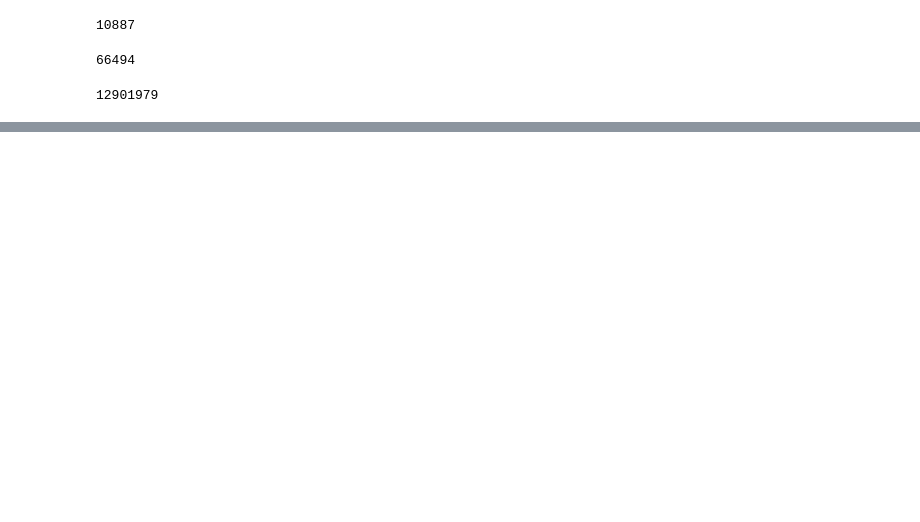
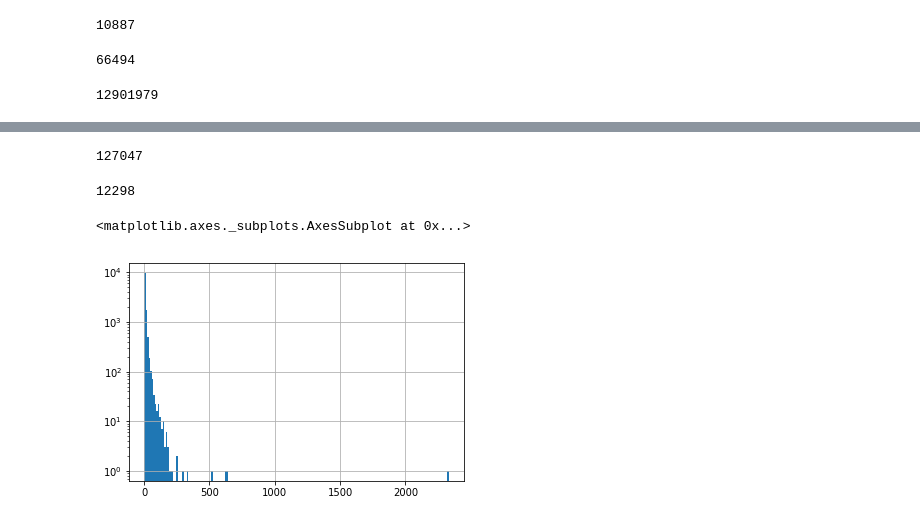
Before and after one commit to Rshcaroline/UCSD-CSE258-Web-Mining-and-Recommender-Systems, a Jupyter notebook: Assignment2/matchSongUser.ipynb, the cells around one changed output, grey strips where cells are left out. Saved outputs shown, nothing was run; the diff lists cells and outputs as text; code cells hidden in the pictures; blank space fills up the shorter version.

Commit message:
update match song and user

```diff
--- a/Assignment2/matchSongUser.ipynb
+++ b/Assignment2/matchSongUser.ipynb
@@ -112,3 +112,22 @@ spotify_9000.sort_values(by=['song']).head(10)
 | 8431 | Johnny Cash | (Ghost) Riders in the Sky - Live | 4mQStTf6oyepzsG7pJKEHQ | 9 | 0 | -8.302 | 0.579 | 0.5670 | 113.192 | ... |
 | 6985 | Juce | (H)ours | 5aXhwzASbpL0QJDTkzAmWQ | 5 | 0 | -5.307 | 0.831 | 0.8780 | 112.997 | ... |
 | 7846 | The Rolling Stones | (I Can't Get No) Satisfaction - (... | 1b6AW6uDrtrUN0Y6GJR45j | 2 | 1 | -6.801 | 0.723 | 0.9350 | 136.277 | ... |
+# %%
+spotify_9000_2 = pd.read_csv('./data/spotify_9000-2.csv')
+# %%
+spotify_18000 = pd.concat([spotify_9000, spotify_9000_2])
+# %%
+songUser = spotify_18000.merge(dataset)
+# %%
+len(songUser)
+# %% [output]
+127047
+# %%
+len(songUser['userID'].unique())
+# %% [output]
+12298
+# %%
+songUser.groupby('userID')['song'].count().hist(bins=200, log=True)
+# %% [output]
+<matplotlib.axes._subplots.AxesSubplot at 0x...>
+[figure, added]
```
Also changed, not shown: parts of 9 cells of this notebook, 3 other files.
